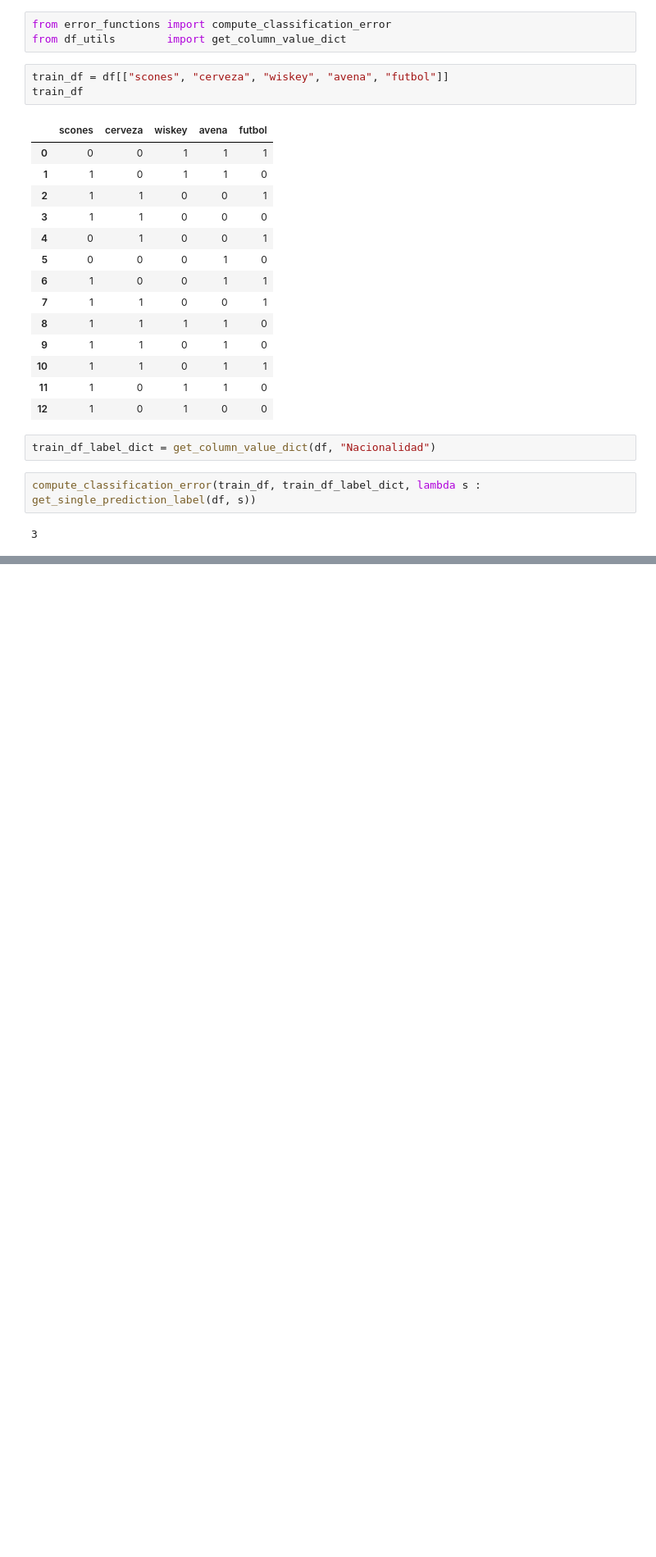
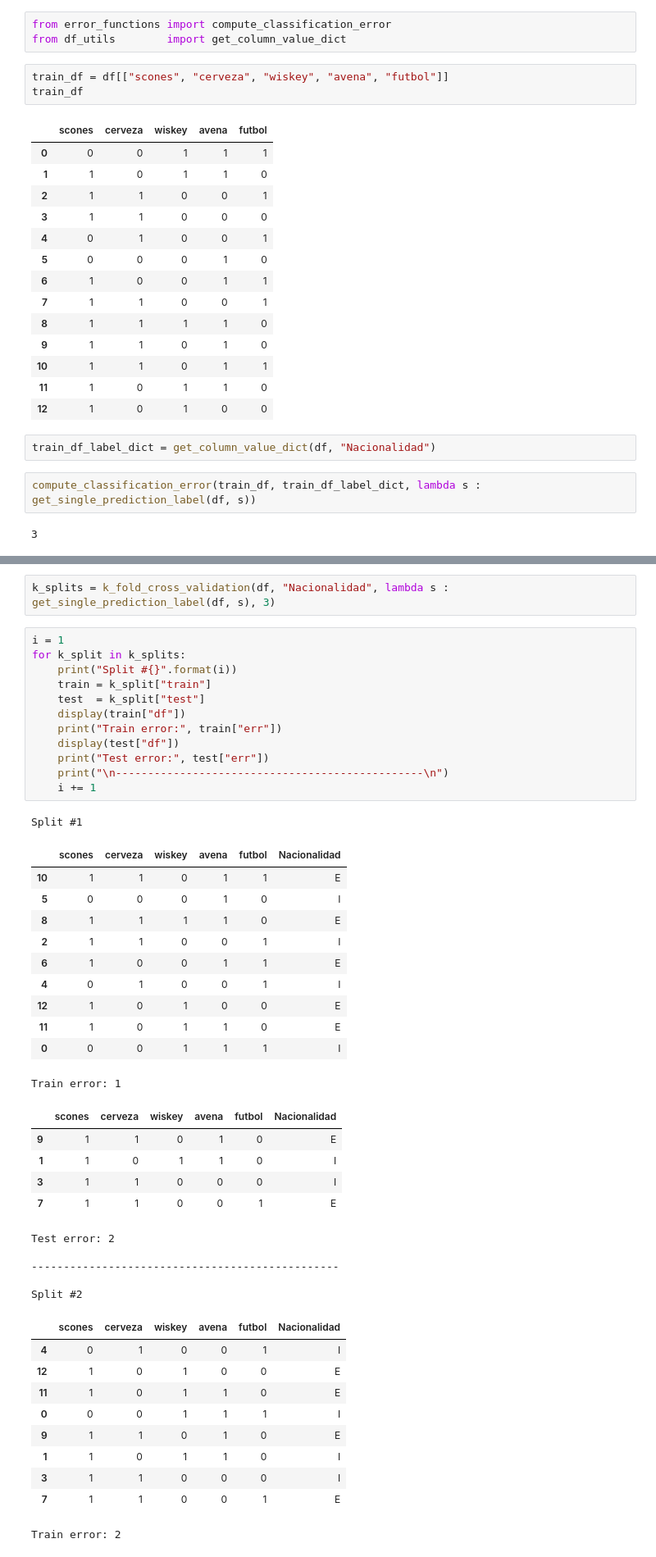
Before and after one commit to pdomins/bayesian-learning, a Jupyter notebook: ej1_bayes_brits.ipynb, the cells around one changed output, grey strips where cells are left out. Shown at 82% size. Drawn from its saved outputs; the diff is of its cells as text; blank space fills up the shorter version.

Commit message:
test(ej1_bayes_brits): add k-fold-cross-val

```diff
--- a/ej1_bayes_brits.ipynb
+++ b/ej1_bayes_brits.ipynb
@@ -225,0 +230,47 @@ compute_classification_error(train_df, train_df_label_dict, lambda s : get_singl
+# %%
+k_splits = k_fold_cross_validation(df, "Nacionalidad", lambda s : get_single_prediction_label(df, s), 3)
+# %%
+i = 1
+for k_split in k_splits:
+    print("Split #{}".format(i))
+    train = k_split["train"]
+    test  = k_split["test"]
+    display(train["df"])
+    print("Train error:", train["err"])
+    display(test["df"])
+    print("Test error:", test["err"])
+    print("\n------------------------------------------------\n")
+    i += 1
+# %% [output]
+Split #1
+|  | scones | cerveza | wiskey | avena | futbol | Nacionalidad |
+| 10 | 1 | 1 | 0 | 1 | 1 | E |
+| 5 | 0 | 0 | 0 | 1 | 0 | I |
+| 8 | 1 | 1 | 1 | 1 | 0 | E |
+| 2 | 1 | 1 | 0 | 0 | 1 | I |
+| 6 | 1 | 0 | 0 | 1 | 1 | E |
+| 4 | 0 | 1 | 0 | 0 | 1 | I |
+| 12 | 1 | 0 | 1 | 0 | 0 | E |
+| 11 | 1 | 0 | 1 | 1 | 0 | E |
+| 0 | 0 | 0 | 1 | 1 | 1 | I |
+Train error: 1
+|  | scones | cerveza | wiskey | avena | futbol | Nacionalidad |
+| 9 | 1 | 1 | 0 | 1 | 0 | E |
+| 1 | 1 | 0 | 1 | 1 | 0 | I |
+| 3 | 1 | 1 | 0 | 0 | 0 | I |
+| 7 | 1 | 1 | 0 | 0 | 1 | E |
+Test error: 2
+
+------------------------------------------------
+
+Split #2
+|  | scones | cerveza | wiskey | avena | futbol | Nacionalidad |
+| 4 | 0 | 1 | 0 | 0 | 1 | I |
+| 12 | 1 | 0 | 1 | 0 | 0 | E |
+| 11 | 1 | 0 | 1 | 1 | 0 | E |
+| 0 | 0 | 0 | 1 | 1 | 1 | I |
+| 9 | 1 | 1 | 0 | 1 | 0 | E |
+| 1 | 1 | 0 | 1 | 1 | 0 | I |
+| 3 | 1 | 1 | 0 | 0 | 0 | I |
+| 7 | 1 | 1 | 0 | 0 | 1 | E |
+Train error: 2
```
Also changed, not shown: parts of 3 cells of this notebook.
